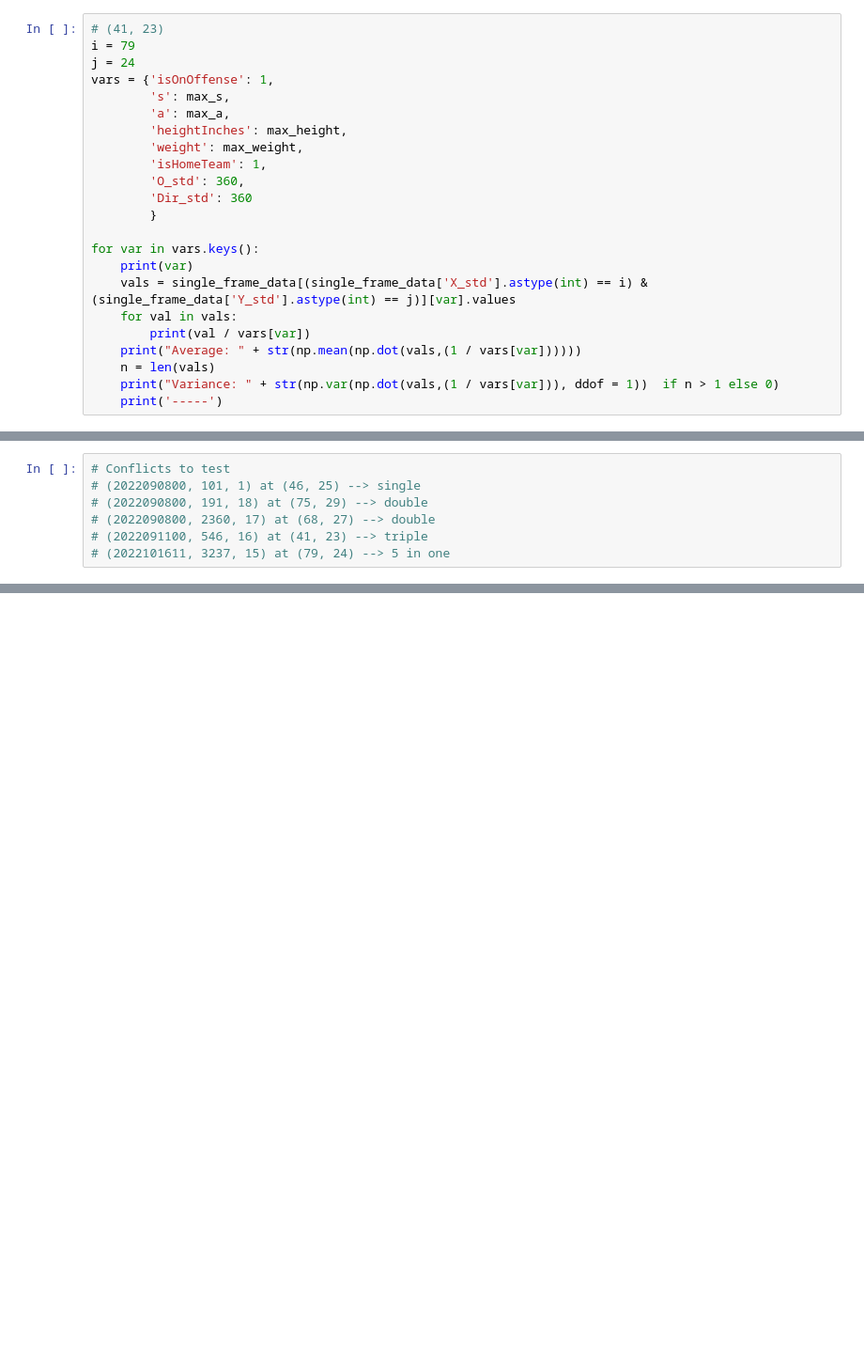
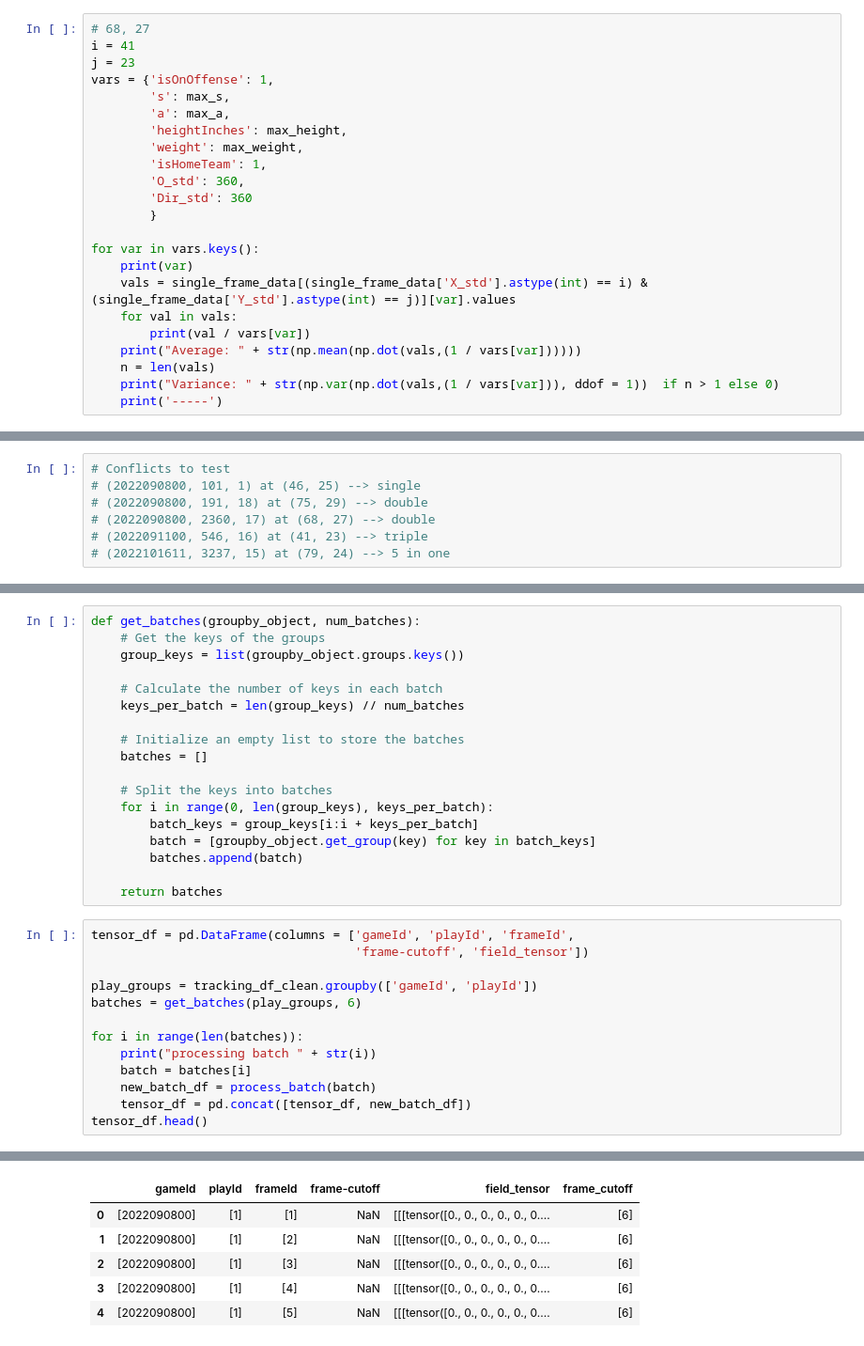
Before and after one commit to Andrew-Koulogeorge/NFL-Big-Data-Bowl, a Jupyter notebook: preprocessing/deep_learning_preprocessing_v3.ipynb, the cells around one changed output, grey strips where cells are left out. Shown at 94% size. Drawn from its saved outputs; the diff is of its cells as text; blank space fills up the shorter version.

```diff
--- a/preprocessing/deep_learning_preprocessing_v3.ipynb
+++ b/preprocessing/deep_learning_preprocessing_v3.ipynb
@@ -470,7 +247,7 @@ for (i, j) in temp_values.keys():
 # %%
-# (41, 23)
-i = 79
-j = 24
+# 68, 27
+i = 41
+j = 23
 vars = {'isOnOffense': 1,
         's': max_s,
         'a': max_a,
@@ -876,0 +368,32 @@ array([[0., 0., 0., ..., 0., 0., 0.],
+# %%
+def get_batches(groupby_object, num_batches):
+    # Get the keys of the groups
+    group_keys = list(groupby_object.groups.keys())
+
+    # Calculate the number of keys in each batch
+    keys_per_batch = len(group_keys) // num_batches
+
+    # Initialize an empty list to store the batches
+    batches = []
+
+    # Split the keys into batches
+    for i in range(0, len(group_keys), keys_per_batch):
+        batch_keys = group_keys[i:i + keys_per_batch]
+        batch = [groupby_object.get_group(key) for key in batch_keys]
+        batches.append(batch)
+
+    return batches
+# %%
+tensor_df = pd.DataFrame(columns = ['gameId', 'playId', 'frameId',
+                                    'frame-cutoff', 'field_tensor'])
+
+play_groups = tracking_df_clean.groupby(['gameId', 'playId'])
+batches = get_batches(play_groups, 6)
+
+for i in range(len(batches)):
+    print("processing batch " + str(i))
+    batch = batches[i]
+    new_batch_df = process_batch(batch)
+    tensor_df = pd.concat([tensor_df, new_batch_df])
+tensor_df.head()
+# %% [output]
@@ -876,0 +407,6 @@ array([[0., 0., 0., ..., 0., 0., 0.],
+|  | gameId | playId | frameId | frame-cutoff | field_tensor | frame_cutoff |
+| 0 | [2022090800] | [1] | [1] | NaN | [[[tensor([0., 0., 0., 0., 0., 0.... | [6] |
+| 1 | [2022090800] | [1] | [2] | NaN | [[[tensor([0., 0., 0., 0., 0., 0.... | [6] |
+| 2 | [2022090800] | [1] | [3] | NaN | [[[tensor([0., 0., 0., 0., 0., 0.... | [6] |
+| 3 | [2022090800] | [1] | [4] | NaN | [[[tensor([0., 0., 0., 0., 0., 0.... | [6] |
+| 4 | [2022090800] | [1] | [5] | NaN | [[[tensor([0., 0., 0., 0., 0., 0.... | [6] |
```
Also changed, not shown: parts of 21 cells of this notebook, 2 other files.
